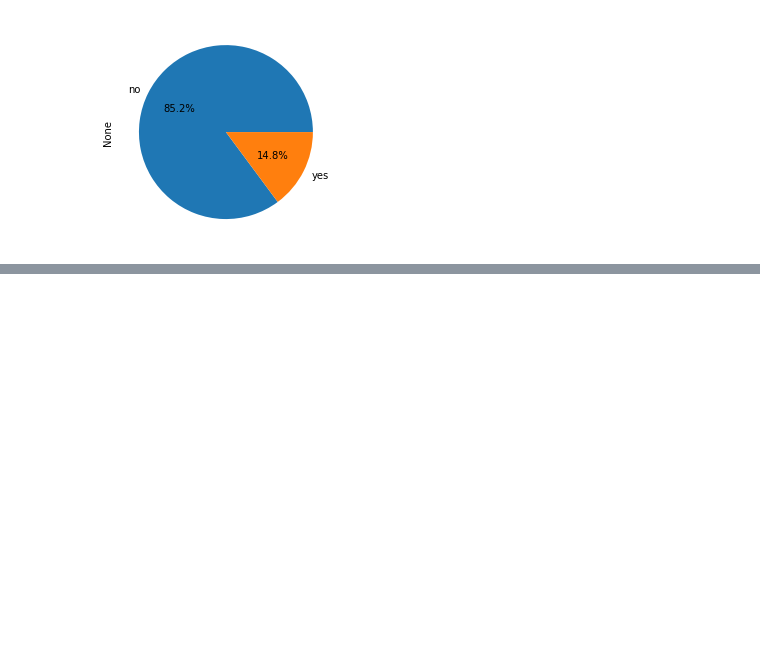
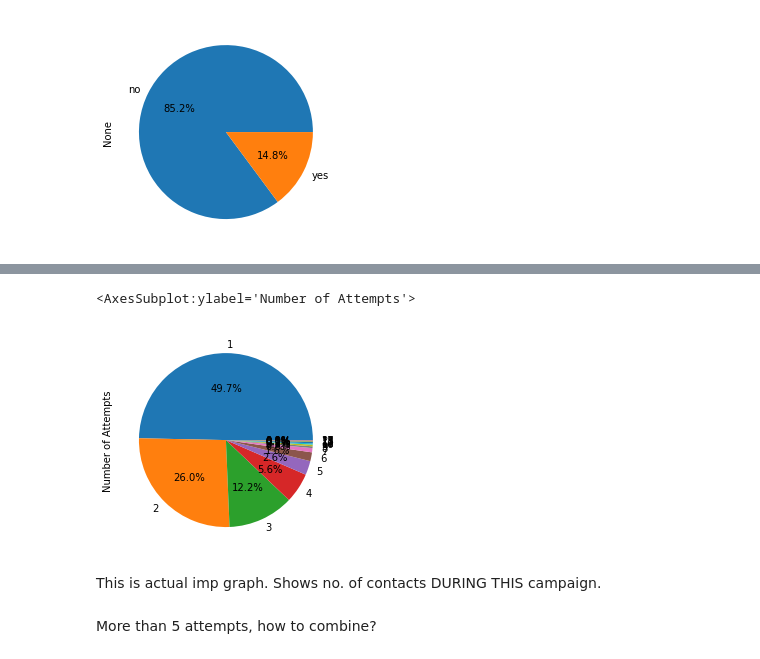
Before and after one commit to ilaav/b1CapstoneProject, a Jupyter notebook: Data Analysis.ipynb, the cells around one changed output, grey strips where cells are left out. Cells and saved outputs as stored; diff of their text form; code cells hidden in the pictures; blank space fills up the shorter version.

```diff
--- a/Data Analysis.ipynb
+++ b/Data Analysis.ipynb
@@ -95,0 +169,11 @@ display(df_telephone)
+# %%
+attempt_camp =  df1[["y", "campaign"]].loc[(df1["y"] == "yes")]
+# %%
+attempt_camp.groupby('campaign').size().plot.pie(label='Number of Attempts', autopct='%1.1f%%')
+# %% [output]
+<AxesSubplot:ylabel='Number of Attempts'>
+[figure, added]
+# %% [markdown]
+This is actual imp graph. Shows no. of contacts DURING THIS campaign.
+# %% [markdown]
+More than 5 attempts, how to combine?
```
Also changed, not shown: parts of 43 cells of this notebook.
